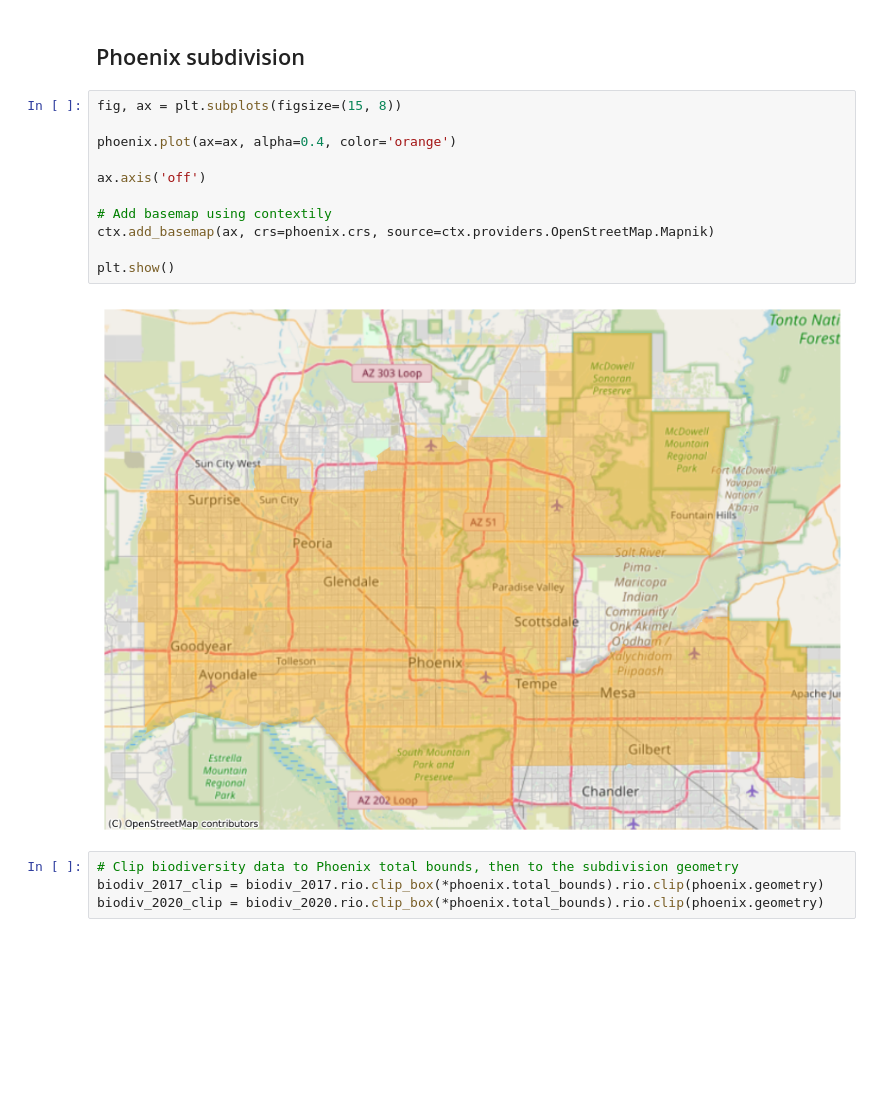
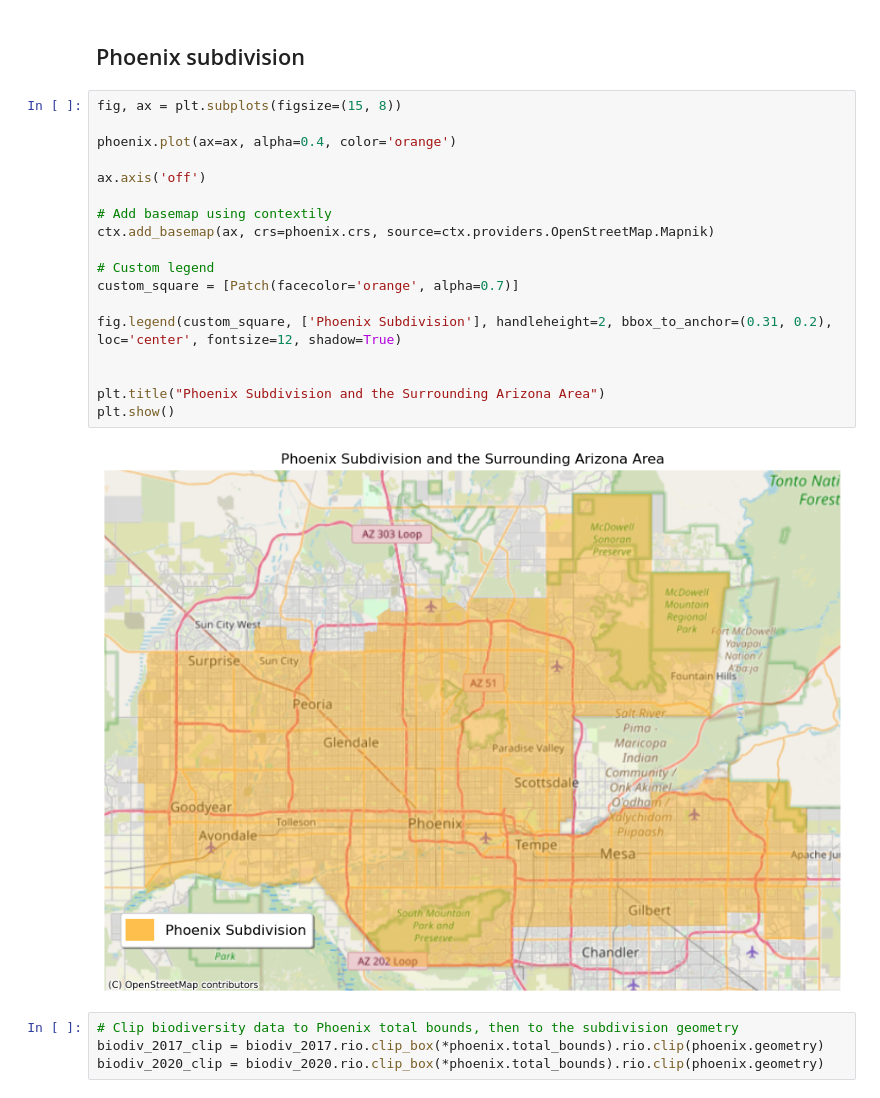
Before and after one commit to zachyyy700/eds220-phoenix-biodiversity, a Jupyter notebook: phoenix_biodiversity.ipynb, the cells around one changed output. Drawn from its saved outputs; the diff is of its cells as text; blank space fills up the shorter version.

```diff
--- a/phoenix_biodiversity.ipynb
+++ b/phoenix_biodiversity.ipynb
@@ -176,16 +177,23 @@ assert phoenix.crs == biodiv_2017.rio.crs
 # %%
 fig, ax = plt.subplots(figsize=(15, 8))
 
 phoenix.plot(ax=ax, alpha=0.4, color='orange')
 
 ax.axis('off')
 
 # Add basemap using contextily
 ctx.add_basemap(ax, crs=phoenix.crs, source=ctx.providers.OpenStreetMap.Mapnik)
 
+# Custom legend
+custom_square = [Patch(facecolor='orange', alpha=0.7)]
+
+fig.legend(custom_square, ['Phoenix Subdivision'], handleheight=2, bbox_to_anchor=(0.31, 0.2), loc='center', fontsize=12, shadow=True)
+
+
+plt.title("Phoenix Subdivision and the Surrounding Arizona Area")
 plt.show()
 # %% [output]
-[figure, old version]
+[figure, new version]
 # %%
 # Clip biodiversity data to Phoenix total bounds, then to the subdivision geometry
 biodiv_2017_clip = biodiv_2017.rio.clip_box(*phoenix.total_bounds).rio.clip(phoenix.geometry)
```
Also changed, not shown: parts of 3 cells of this notebook.
